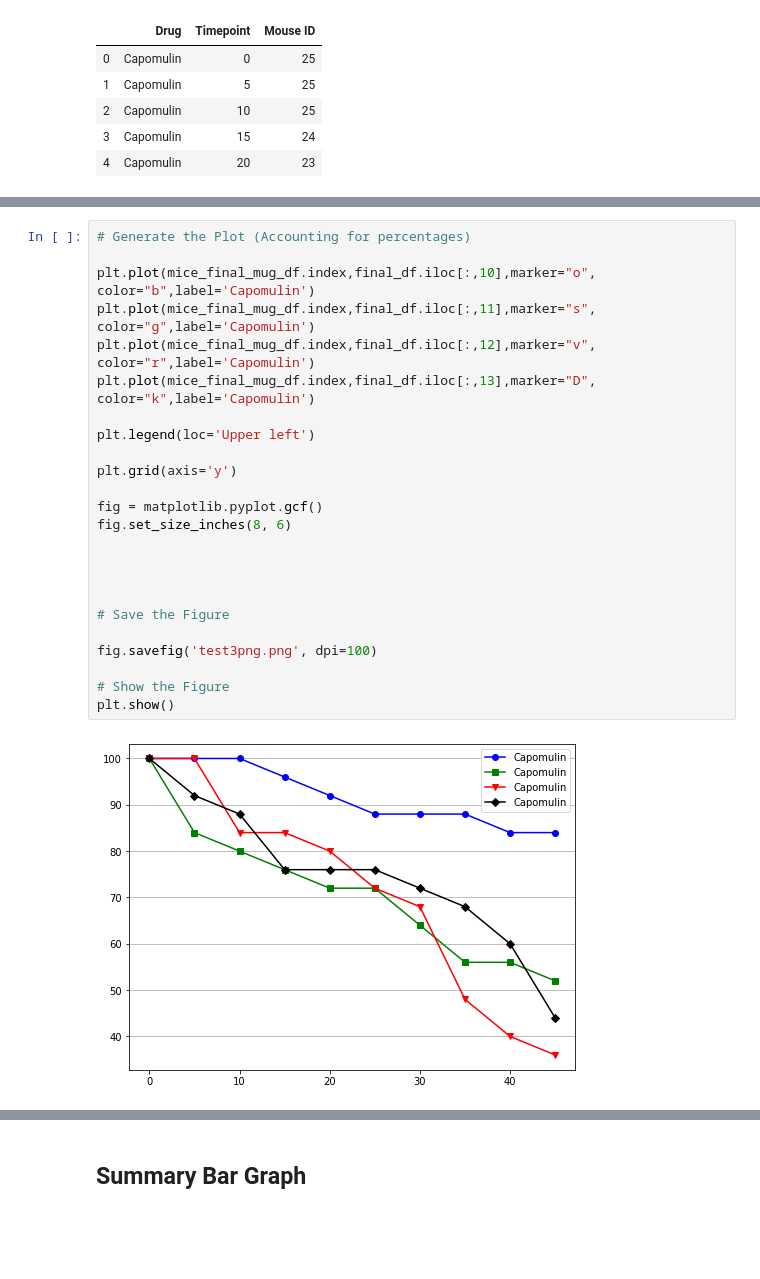
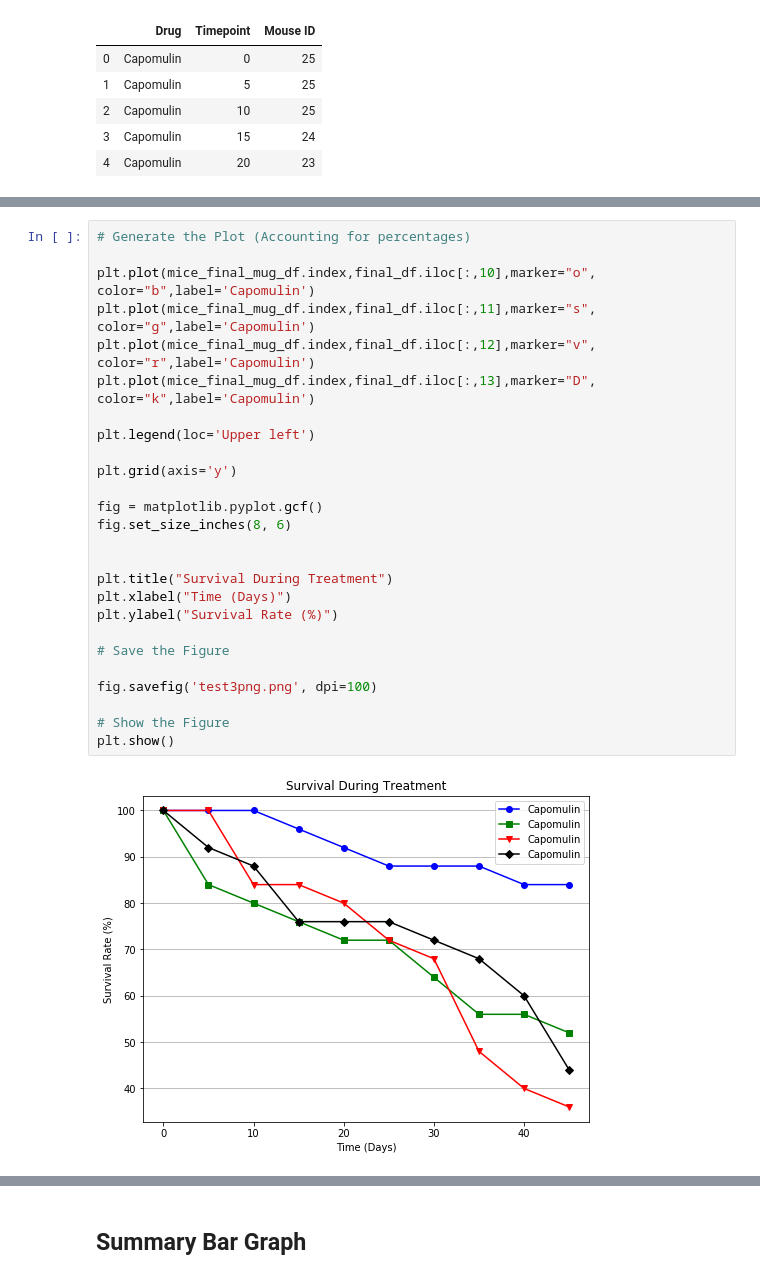
Before and after one commit to maheshdivan/matplotlib-challenge, a Jupyter notebook: Pymaceuticals/pymaceuticals_starter.ipynb, the cells around one changed output, grey strips where cells are left out. Cells and saved outputs as stored; diff of their text form; blank space fills up the shorter version.

```diff
--- a/Pymaceuticals/pymaceuticals_starter.ipynb
+++ b/Pymaceuticals/pymaceuticals_starter.ipynb
@@ -367,29 +375,31 @@ mice_final_mug_df
 # %%
 # Generate the Plot (Accounting for percentages)
 
 plt.plot(mice_final_mug_df.index,final_df.iloc[:,10],marker="o", color="b",label='Capomulin')
 plt.plot(mice_final_mug_df.index,final_df.iloc[:,11],marker="s", color="g",label='Capomulin')
 plt.plot(mice_final_mug_df.index,final_df.iloc[:,12],marker="v", color="r",label='Capomulin')
 plt.plot(mice_final_mug_df.index,final_df.iloc[:,13],marker="D", color="k",label='Capomulin')
 
 plt.legend(loc='Upper left')
 
 plt.grid(axis='y')
 
 fig = matplotlib.pyplot.gcf()
 fig.set_size_inches(8, 6)
 
 
-
+plt.title("Survival During Treatment")
+plt.xlabel("Time (Days)")
+plt.ylabel("Survival Rate (%)")
 
 # Save the Figure
 
 fig.savefig('test3png.png', dpi=100)
 
 # Show the Figure
 plt.show()
 # %% [output]
-[figure, old version]
+[figure, new version]
 # %% [markdown]
 ![Metastatic Spread During Treatment](../Images/survival.png)
 # %% [markdown]
```
Also changed, not shown: parts of 3 cells of this notebook, 4 other files.
